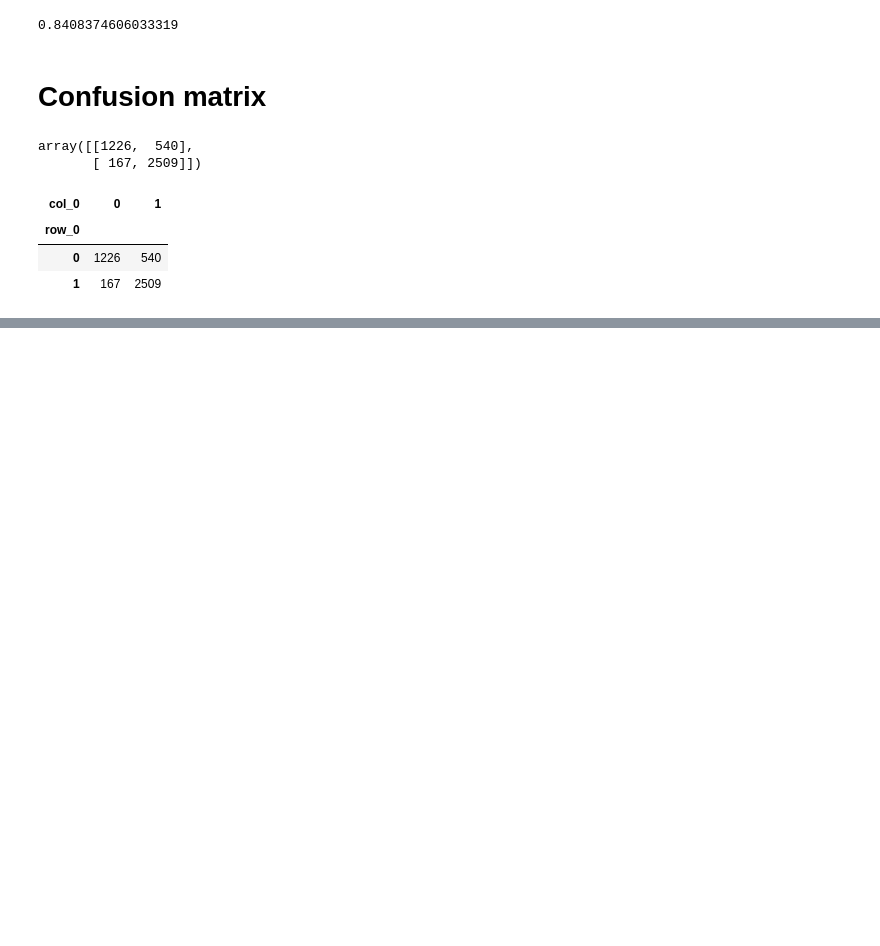
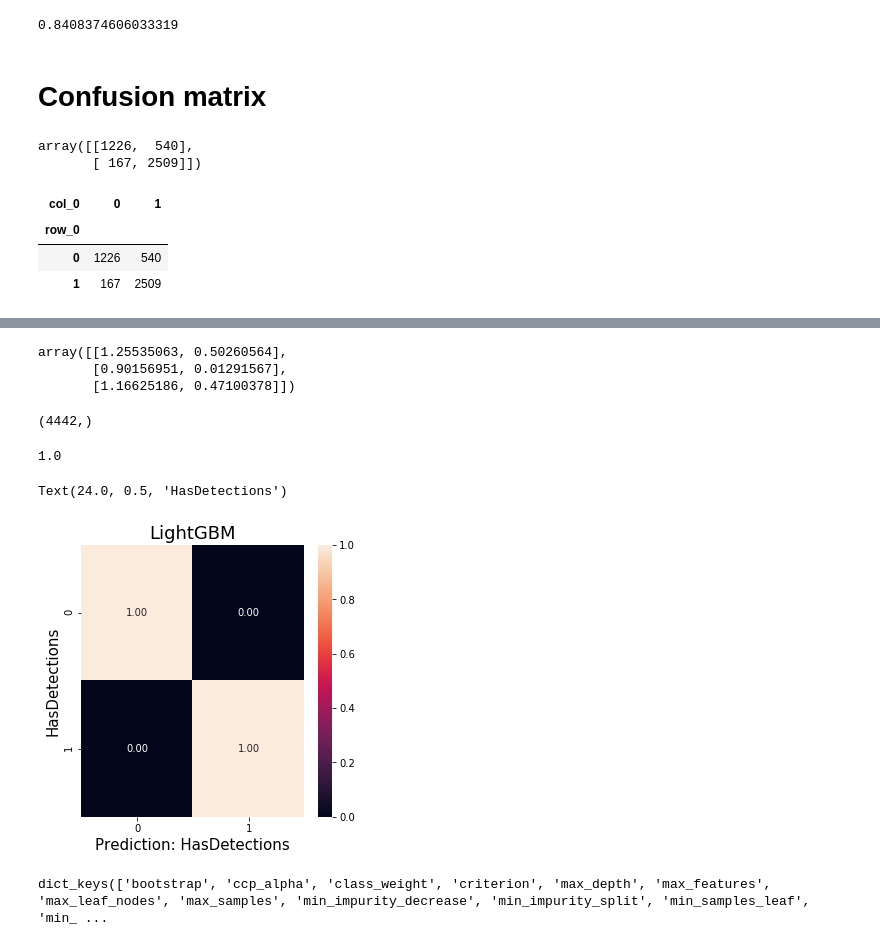
Before and after one commit to ebkim0925/ClusterML, a Jupyter notebook: notebook/3.cluster-ml-model-test.ipynb, the cells around one changed output, grey strips where cells are left out. Cells and saved outputs as stored; diff of their text form; code cells hidden in the pictures; blank space fills up the shorter version.

```diff
--- a/notebook/3.cluster-ml-model-test.ipynb
+++ b/notebook/3.cluster-ml-model-test.ipynb
@@ -276,0 +284,69 @@ sn.heatmap(cmn, annot=True, fmt='.2f')#, x_label='label')
+# %%
+# Fit the model on the whole dataset
+model = RandomForestClassifier()
+model.fit(X, y)
+y_pred = model.predict(X)
+# %%
+X[:3]
+# %% [output]
+array([[1.25535063, 0.50260564],
+       [0.90156951, 0.01291567],
+       [1.16625186, 0.47100378]])
+# %%
+y.shape
+# %% [output]
+(4442,)
+# %%
+from sklearn.metrics import accuracy_score
+
+accuracy_score(y, y_pred)
+# %% [output]
+1.0
+# %%
+from sklearn.metrics import confusion_matrix
+
+conf_mx = confusion_matrix(y, y_pred,)
+conf_mx
+
+cm = confusion_matrix(y, y_pred)
+# Normalise
+cmn = cm.astype('float') / cm.sum(axis=1)[:, np.newaxis]
+fig, ax = plt.subplots(figsize=(5,5))
+#sn.heatmap(cmn, annot=True, fmt='.2f')#, x_label='label'
+hm = sn.heatmap(cmn, annot=True, fmt='.2f')#, x_label='label')
+hm.axes.set_title("LightGBM",fontsize=18)
+hm.set_xlabel('Prediction: HasDetections',fontsize=15)
+hm.set_ylabel('HasDetections',fontsize=15)
+# %% [output]
+Text(24.0, 0.5, 'HasDetections')
+[figure, added]
+# %%
+from sklearn.model_selection import GridSearchCV
+
+# Set params
+params = {'max_depth' : 3,
+          'n_estimators' : 100,
+          'num_leaves': 31,
+          'max_bin': 512,
+          'n_samples' : 1000,
+          'n_features': 4,
+          'random_state' : 0,
+          'shuffle': False,
+          'min_split_gain': 0.5,
+          'min_child_weight': 1,
+          'min_child_samples': 5,
+          'scale_pos_weight': 1,
+          'metric' : 'binary_error'
+         }
+
+# Model setting
+mdrd = RandomForestClassifier(
+          n_jobs = 1,
+          max_depth = params['max_depth'],
+          n_estimators = params['n_estimators'],
+          random_state = params['random_state'])
+
+# To view the default model params:
+mdrd.get_params().keys()
+# %% [output]
+dict_keys(['bootstrap', 'ccp_alpha', 'class_weight', 'criterion', 'max_depth', 'max_features', 'max_leaf_nodes', 'max_samples', 'min_impurity_decrease', 'min_impurity_split', 'min_samples_leaf', 'min_ ...
```
Also changed, not shown: parts of 12 cells of this notebook.
